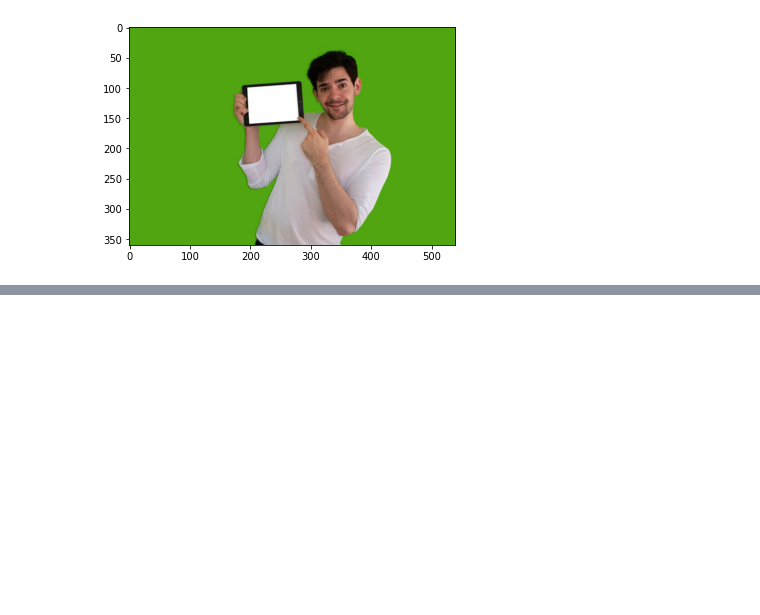
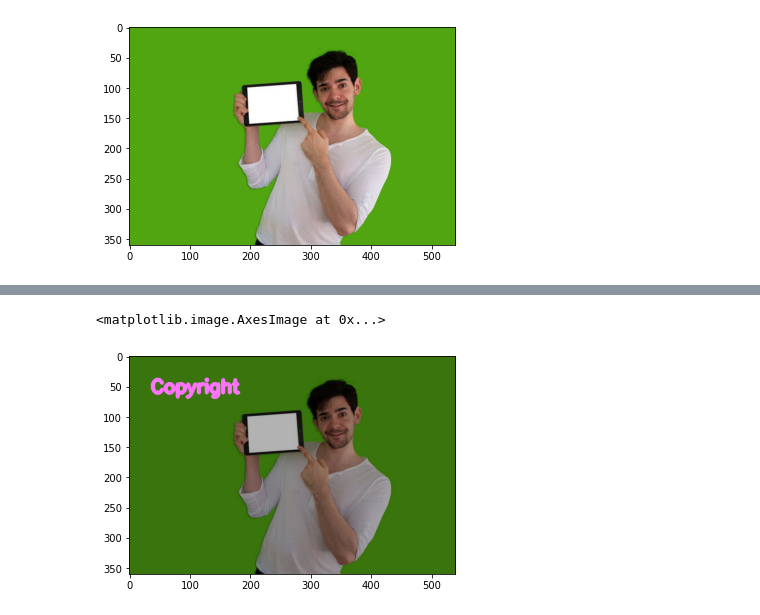
Before and after one commit to Abh300/Watermark_to_image, a Jupyter notebook: add_watermark.ipynb, the cells around one changed output, grey strips where cells are left out. Saved outputs shown, nothing was run; the diff lists cells and outputs as text; code cells hidden in the pictures; blank space fills up the shorter version.

```diff
--- a/add_watermark.ipynb
+++ b/add_watermark.ipynb
@@ -33,0 +35,6 @@ plt.imshow(blank_img)
+# %%
+blended_img = cv2.addWeighted(src1=color_image,alpha=0.7,src2=blank_img,beta=1,gamma=0)
+plt.imshow(blended_img)
+# %% [output]
+<matplotlib.image.AxesImage at 0x...>
+[figure, added]
```
Also changed, not shown: parts of 7 cells of this notebook, 4 other files.
